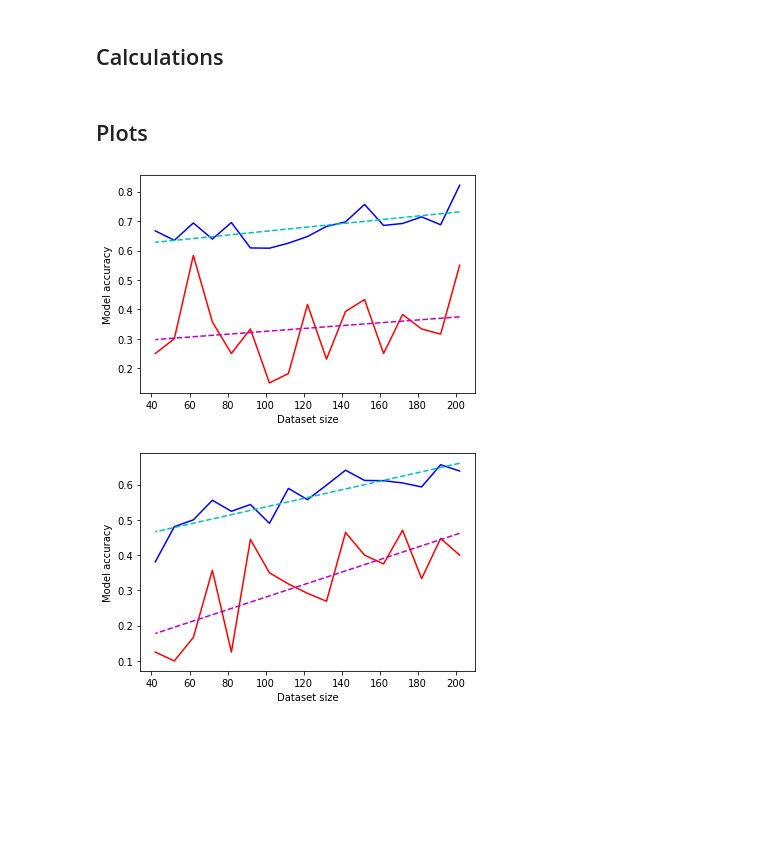
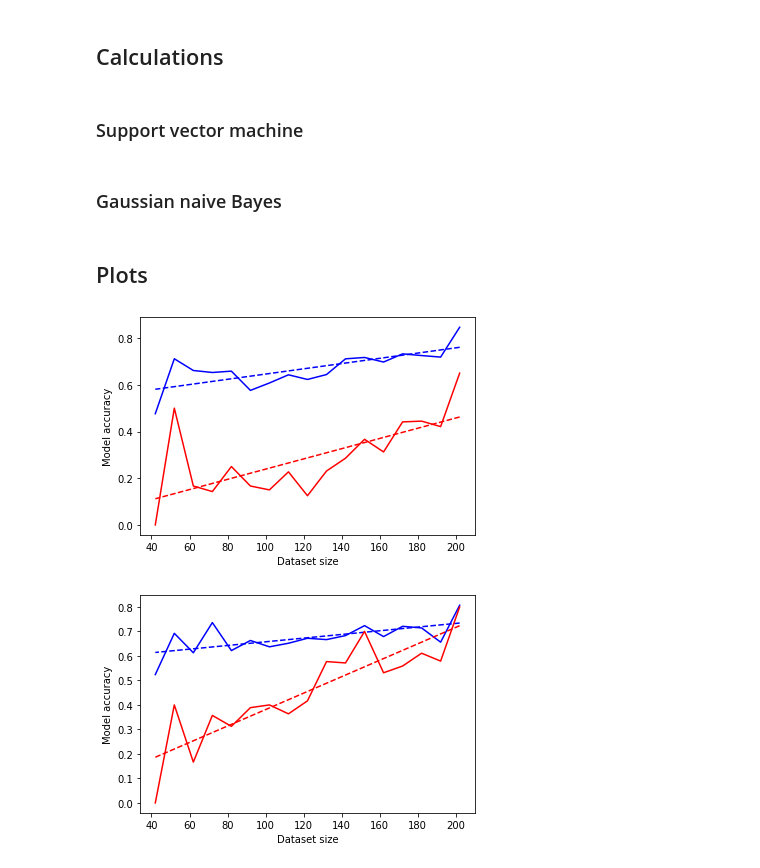
Before and after one commit to cvvletter/palsy, a Jupyter notebook: machine_learning/dataset_size_exploration.ipynb, the cells around one changed output. Saved outputs shown, nothing was run; the diff lists cells and outputs as text; code cells hidden in the pictures; blank space fills up the shorter version.

Commit message:
accuracy and sensitivity for svm and gnb are plotted

```diff
--- a/machine_learning/dataset_size_exploration.ipynb
+++ b/machine_learning/dataset_size_exploration.ipynb
@@ -19,18 +20,15 @@ np.random.seed(42)
 features, labels = np.load('./features.npy'), np.load('./labels.npy')
 
 # remove the one broken data point
-features, labels = np.delete(features, 102, 0), np.delete(labels, 102, 0)
-
-# define lists for storing the discarded datapoints
-discarded_features = []
-discarded_labels = []
+features_original, labels_original = np.delete(features, 102, 0), np.delete(labels, 102, 0)
 
 # define emtpy lists for final plotting
 accuracy_svm = []
 sensitivity_svm = []
+dataset_size_svm = []
 accuracy_naivebayes = []
 sensitivity_naivebayes = []
-dataset_size = []
+dataset_size_naivebayes = []
 
 # calculations for how many data points have to be removed each time
 count_classes = np.bincount(labels)
@@ -39,6 +37,10 @@ central_scale = count_classes[1]/len(features)
 healthy_scale = count_classes[2]/len(features)
 multiplier = 0.05*len(features)
 end_size = 0.2*len(features)
+# %%
+nochin_features = features_original[:, 34:] # remove the chin landmarks for the nochin dataset
+metrics_features = np.load('ratio_dataset.npy', allow_pickle=True) # load the metrics dataset...
+metrics_features = np.delete(metrics_features,9,1) # ... and remove the one broken metric
 # %% [markdown]
 ## Definitions
 # %%
@@ -71,4 +73,6 @@ def dataset_cutter(features, labels, discarded_features, discarded_labels):
     return features, labels, discarded_features, discarded_labels
 # %% [markdown]
 ## Calculations
+# %% [markdown]
+### Support vector machine
 # %%
@@ -152,3 +127,5 @@ while len(features) > end_size:
     if type(discarded_features) is not list:
         discarded_features = discarded_features.tolist()
     features, labels, discarded_features, discarded_labels = dataset_cutter(features, labels, discarded_features, discarded_labels)
+# %% [markdown]
+### Gaussian naive Bayes
@@ -156,35 +185,37 @@ while len(features) > end_size:
 ## Plots
 # %%
 # calculate the polynomial of best fit of degree deg
-m, b = np.polyfit(dataset_size, accuracy_svm, deg=1)
-n, a = np.polyfit(dataset_size, sensitivity_svm, deg=1)
+m, b = np.polyfit(dataset_size_svm, accuracy_svm, deg=1)
+n, a = np.polyfit(dataset_size_svm, sensitivity_svm, deg=1)
 
-dataset_size = np.asarray(dataset_size)
+dataset_size_svm = np.asarray(dataset_size_svm)
 
 # plot accuracy to dataset size and also the line of best fit
-plt.plot(dataset_size, accuracy_svm, ls='solid', c='b')
-plt.plot(dataset_size, m*dataset_size+b, ls='dashed', c='c')
-plt.plot(dataset_size, sensitivity_svm, ls='solid', c='r')
-plt.plot(dataset_size, n*dataset_size+a, ls='dashed', c='m')
+plt.plot(dataset_size_svm, accuracy_svm, ls='solid', c='b')
+plt.plot(dataset_size_svm, m*dataset_size_svm+b, ls='dashed', c='b')
+plt.plot(dataset_size_svm, sensitivity_svm, ls='solid', c='r')
+plt.plot(dataset_size_svm, n*dataset_size_svm+a, ls='dashed', c='r')
 plt.ylabel('Model accuracy')
 plt.xlabel('Dataset size')
 plt.show()
+plt.close()
 # %% [output]
-[figure, old version]
+[figure, new version]
 # %%
 # calculate the polynomial of best fit of degree deg
-m, b = np.polyfit(dataset_size, accuracy_naivebayes, deg=1)
-n, a = np.polyfit(dataset_size, sensitivity_naivebayes, deg=1)
+m, b = np.polyfit(dataset_size_naivebayes, accuracy_naivebayes, deg=1)
+n, a = np.polyfit(dataset_size_naivebayes, sensitivity_naivebayes, deg=1)
 
-dataset_size = np.asarray(dataset_size)
+dataset_size_naivebayes = np.asarray(dataset_size_naivebayes)
 
 # plot accuracy to dataset size and also the line of best fit
-plt.plot(dataset_size, accuracy_naivebayes, ls='solid', c='b')
-plt.plot(dataset_size, m*dataset_size+b, ls='dashed', c='c')
-plt.plot(dataset_size, sensitivity_naivebayes, ls='solid', c='r')
-plt.plot(dataset_size, n*dataset_size+a, ls='dashed', c='m')
+plt.plot(dataset_size_naivebayes, accuracy_naivebayes, ls='solid', c='b')
+plt.plot(dataset_size_naivebayes, m*dataset_size_naivebayes+b, ls='dashed', c='b')
+plt.plot(dataset_size_naivebayes, sensitivity_naivebayes, ls='solid', c='r')
+plt.plot(dataset_size_naivebayes, n*dataset_size_naivebayes+a, ls='dashed', c='r')
 plt.ylabel('Model accuracy')
 plt.xlabel('Dataset size')
 plt.show()
+plt.close()
 # %% [output]
-[figure, old version]
+[figure, new version]
```
Also changed, not shown: parts of 3 cells of this notebook.
